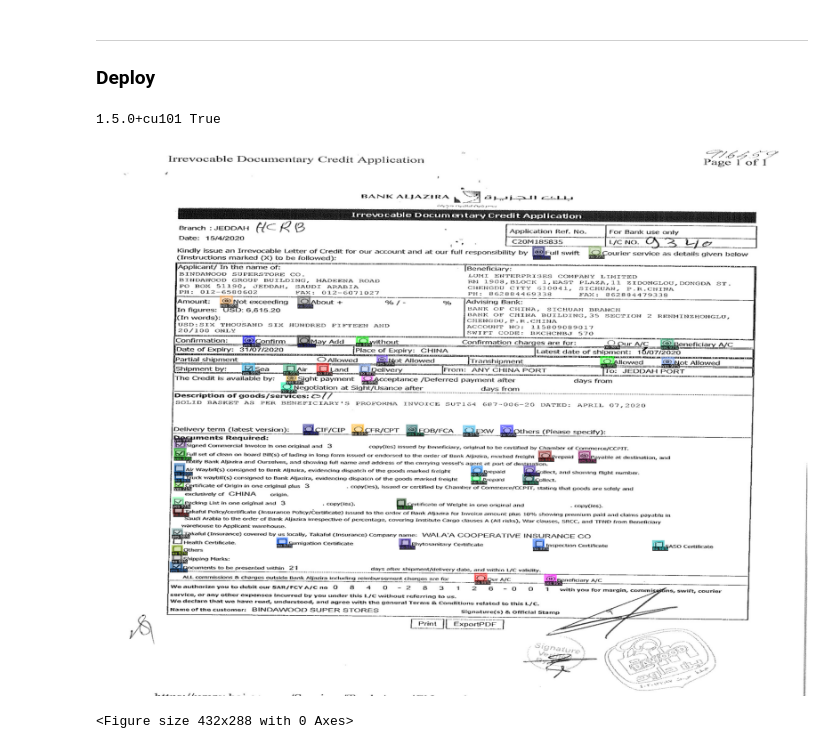
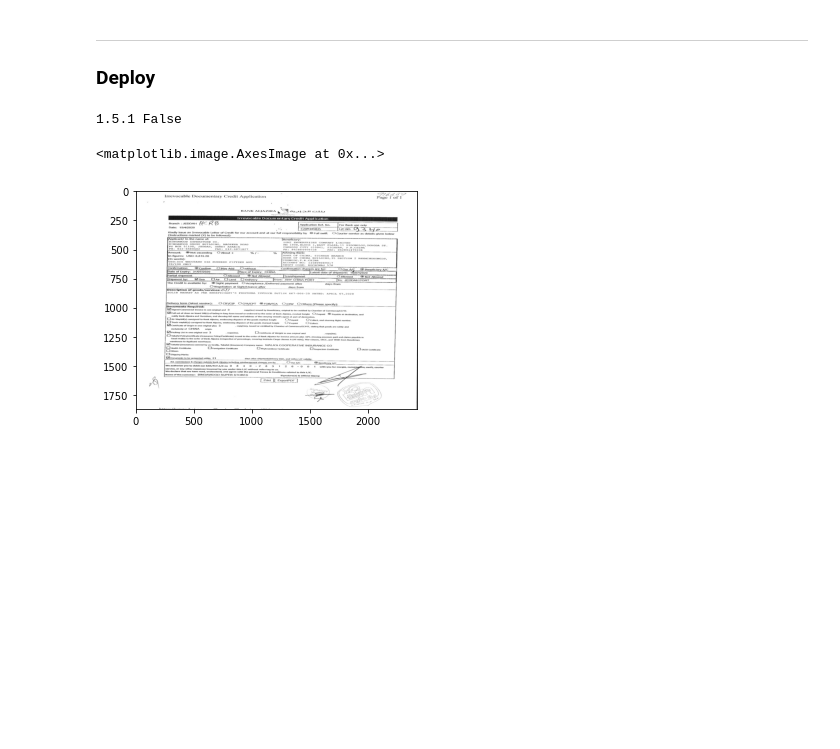
Before and after one commit to DeepsMoseli/DetectronCheck, a Jupyter notebook: scr/doortectron2.ipynb, the cells around one changed output. Drawn from its saved outputs; the diff is of its cells as text; code cells hidden in the pictures; blank space fills up the shorter version.

```diff
--- a/scr/doortectron2.ipynb
+++ b/scr/doortectron2.ipynb
@@ -380,6 +366,7 @@ class trained_model:
         self.cfg.MODEL.WEIGHTS = os.path.join(self.cfg.OUTPUT_DIR, "model_final_check.pth")
         self.cfg.MODEL.ROI_HEADS.SCORE_THRESH_TEST = 0.60
         self.cfg.MODEL.ROI_HEADS.NUM_CLASSES = 2
+        self.cfg.MODEL.DEVICE = 'cpu'
         self.predictor = DefaultPredictor(self.cfg)
         #check_metadata = MetadataCatalog.get("checknet_train").set(thing_classes = ["no", 'yes'])
         #MetadataCatalog.get("fishnet_val").set(thing_classes = ["fish", 'blue', 'yellow'])
@@ -429,14 +416,14 @@ class trained_model:
         v_frame2 =v_frame[['classes','scores']].to_dict(orient='dict')
         return v_frame2
 # %% [output]
-1.5.0+cu101 True
+1.5.1 False
 # %%
-image_path = os.getcwd().replace("scr",'images') + '/'
+image_path = str(os.getcwd()).strip().replace("scr",'images') + '/'
 img = cv2.imread(image_path+'LC 1_3.jpg')
+
 model = trained_model()
 im,outputs = model.make_prediction(img)
 model.show_prediction(im,outputs)
-#model.get_json_result(outputs)
 # %% [output]
+<matplotlib.image.AxesImage at 0x...>
-[figure, old version]
+[figure, new version]
-<Figure size 432x288 with 0 Axes>
```
Also changed, not shown: parts of 7 cells of this notebook, 2 other files.
